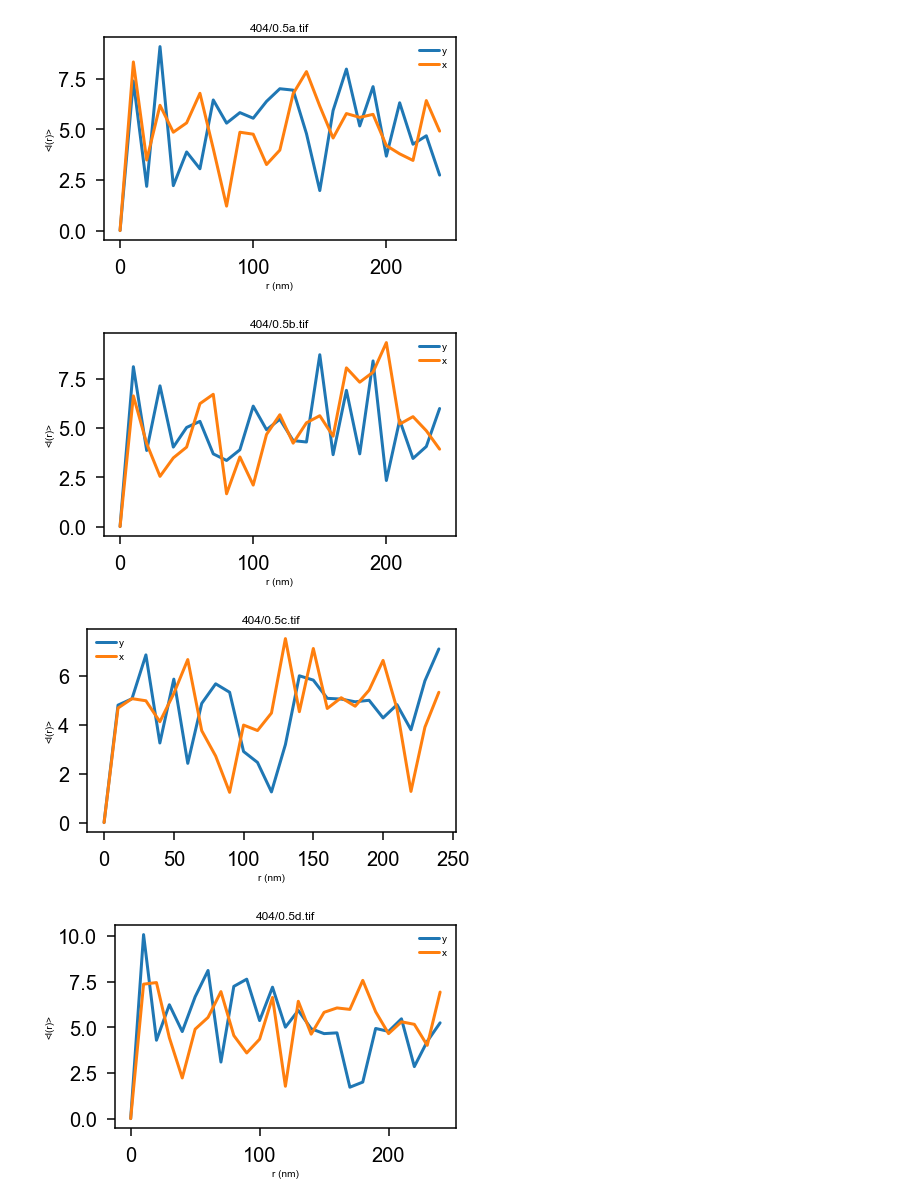
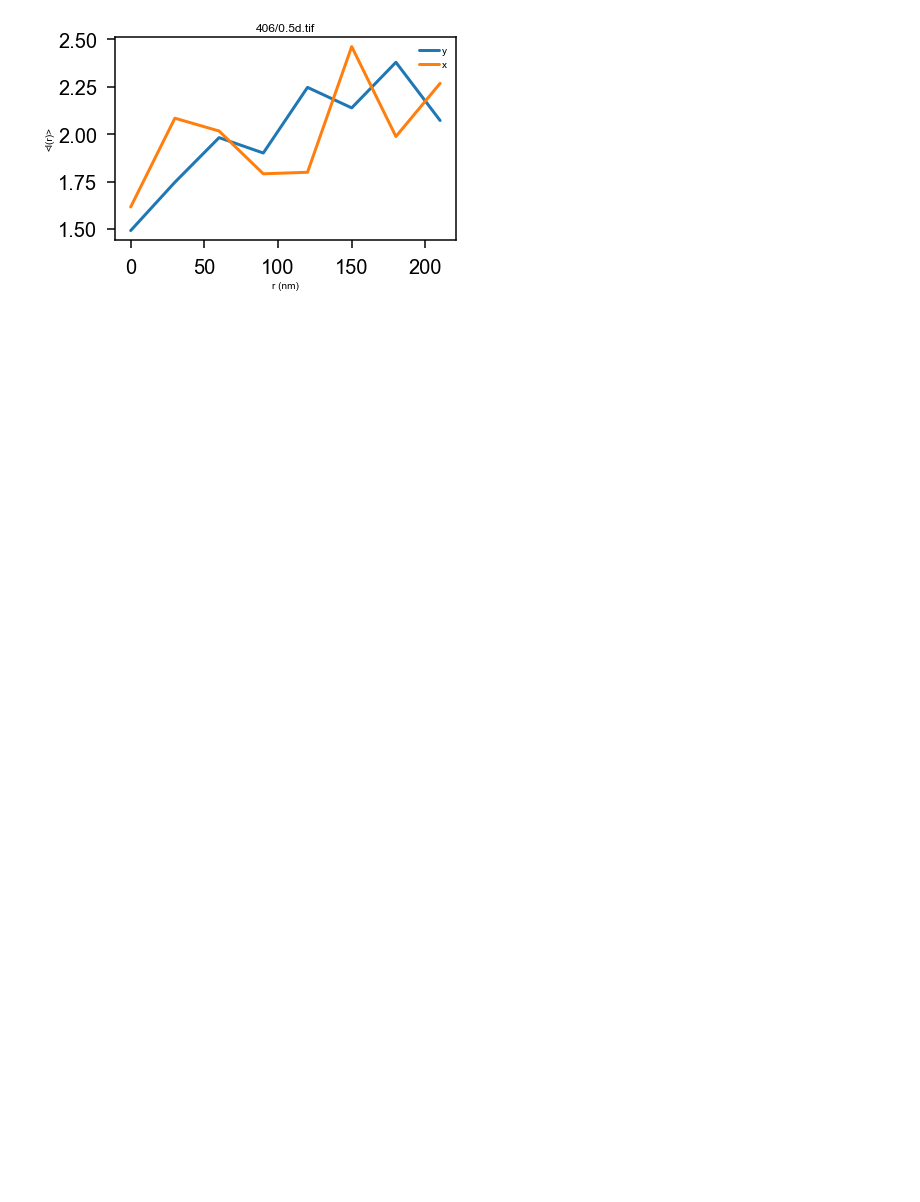
Before and after one commit to cmelab/QD-Paper-RDF, a Jupyter notebook: x_vs_y.ipynb, the cells around one changed output. Drawn from its saved outputs; the diff is of its cells as text; code cells hidden in the pictures; blank space fills up the shorter version.

```diff
--- a/x_vs_y.ipynb
+++ b/x_vs_y.ipynb
@@ -70,5 +69,22 @@ def plot_ldf(dots, L, dr=0.01, axis = 1,sw=0.05):
     std = np.std(tot,axis=0)
     return bins, ldf, std
 # %%
+sw = 0.005
+dr = 0.03
 L=.5
 files = ["404/0.5a.tif","404/0.5b.tif","404/0.5c.tif","404/0.5d.tif","405/0.5a.tif","405/0.5b.tif","405/0.5c.tif","405/0.5d.tif","404/0.5a.tif","406/0.5b.tif","406/0.5c.tif","406/0.5d.tif"]
+x = []
+y = []
+for f in files:
+    dots=get_dots2(f,compare=False,microns=L,size=5, spacing=10) #size 5, spacing 10-15 seems reasonable
+    bins,ldf,std = plot_ldf(dots,L,sw=sw,dr=dr,axis=1)
+    bins2,ldf2,std2 = plot_ldf(dots,L,sw=sw,dr=dr,axis=0)
+    x.append(ldf2)
+    y.append(ldf)
+    plt.plot(1000*bins[:len(bins)//2], ldf[:len(bins)//2],label="y")
+    plt.plot(1000*bins2[:len(bins2)//2], ldf2[:len(bins2)//2],label='x')
+    plt.title(f)
+    plt.xlabel("r (nm)")
+    plt.ylabel("<l(r)>")
+    plt.legend()
+    plt.show()
@@ -75,17 +104,14 @@ files = ["404/0.5a.tif","404/0.5b.tif","404/0.5c.tif","404/0.5d.tif","405/0.5a.t
 # %%
-for f in files:
-    dots=get_dots2(f,compare=False,microns=L,size=5, spacing=10) #size 5, spacing 10-15 seems reasonable
-    bins,ldf,std = plot_ldf(dots,L,sw=0.005,dr=0.01,axis=1)
-    bins2,ldf2,std2 = plot_ldf(dots,L,sw=0.005,dr=0.01,axis=0)
-    plt.plot(1000*bins[:len(bins)//2], ldf[:len(bins)//2],label="y")
-    plt.plot(1000*bins2[:len(bins2)//2], ldf2[:len(bins2)//2],label='x')
-    plt.title(f)
-    plt.xlabel("r (nm)")
-    plt.ylabel("<l(r)>")
-    plt.legend()
-    plt.show()
+x = np.asarray(x)
+y = np.asarray(y)
+x = np.mean(x,axis=0)
+y = np.mean(y,axis=0)
+plt.plot(1000*bins[:len(bins)//2], y[:len(bins)//2],label="y")
+plt.plot(1000*bins2[:len(bins2)//2], x[:len(bins2)//2],label='x')
+plt.title(f)
+plt.xlabel("r (nm)")
+plt.ylabel("<l(r)>")
+plt.legend()
+plt.show()
 # %% [output]
-[figure, old version]
+[figure, new version]
-[figure, removed]
-[figure, removed]
-[figure, removed]
```
Also changed, not shown: parts of 3 cells of this notebook.
